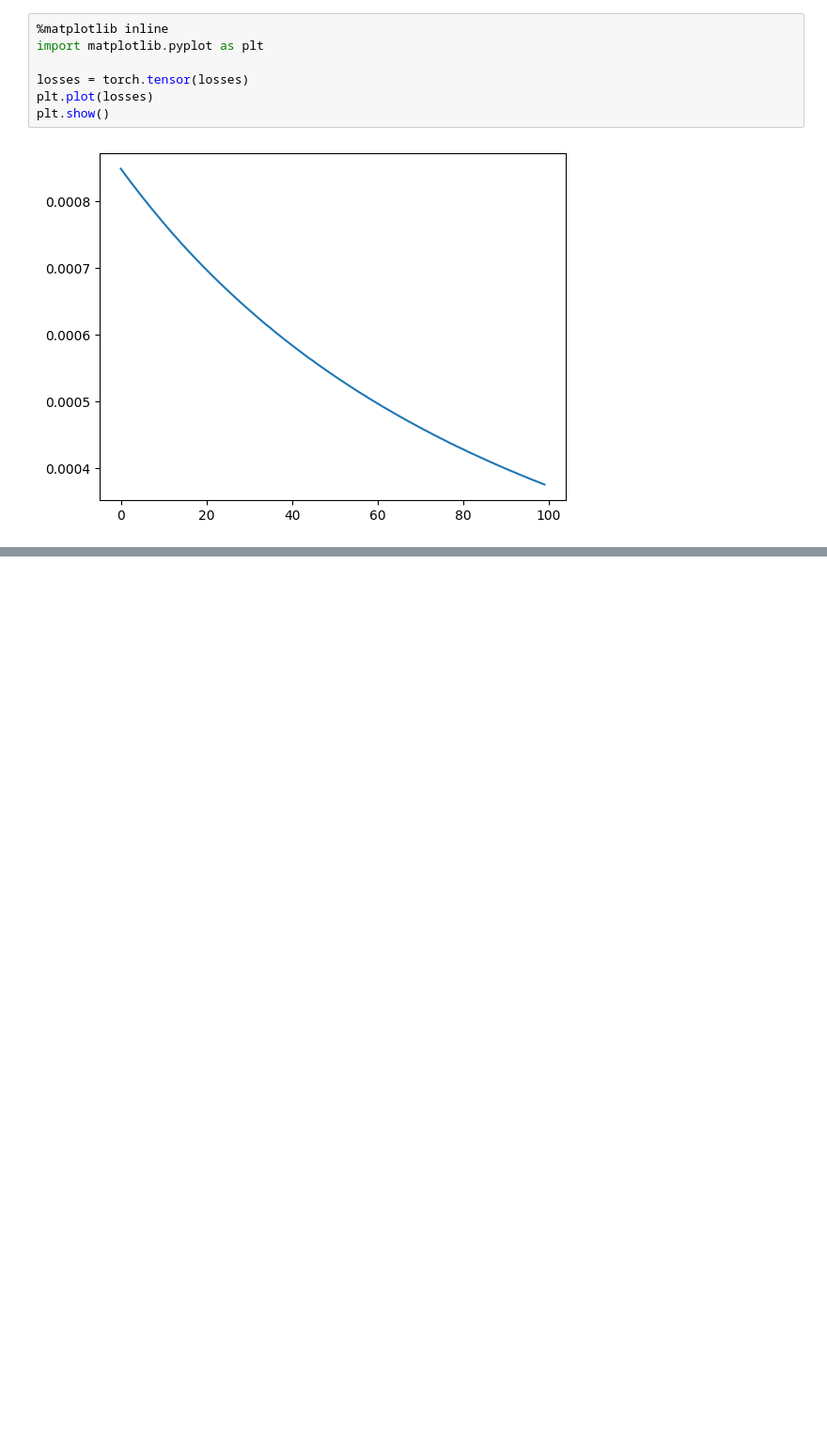
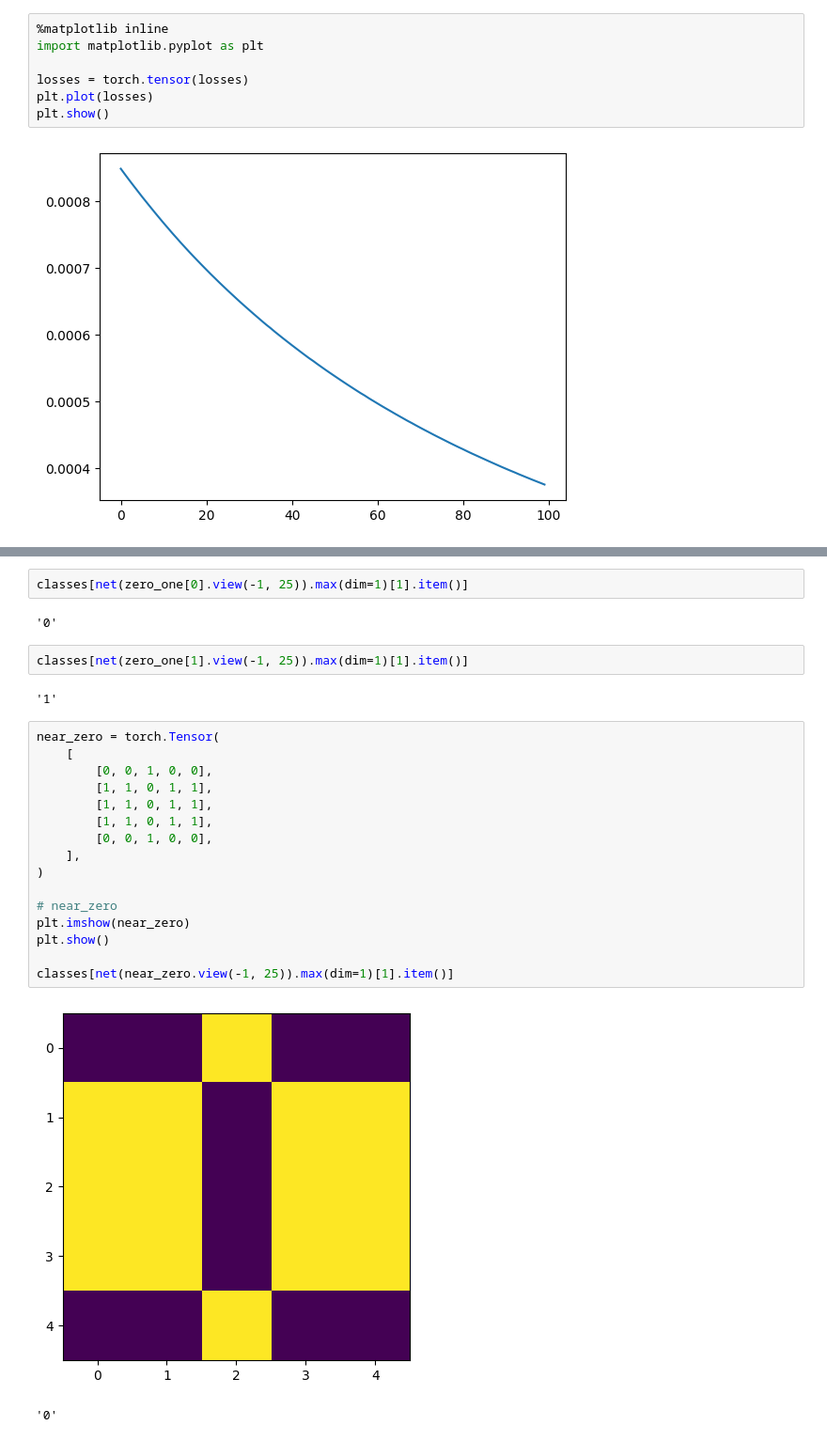
Before and after one commit to kagami-tsukimura/pytorch-deeplearning, a Jupyter notebook: 1_fnn/ex.ipynb, the cells around one changed output, grey strips where cells are left out. Shown: that part at 94% size. Cells and saved outputs as stored; diff of their text form; blank space fills up the shorter version.

```diff
--- a/1_fnn/ex.ipynb
+++ b/1_fnn/ex.ipynb
@@ -180 +188,28 @@ plt.show()
+# %%
+classes[net(zero_one[0].view(-1, 25)).max(dim=1)[1].item()]
+# %% [output]
+'0'
+# %%
+classes[net(zero_one[1].view(-1, 25)).max(dim=1)[1].item()]
+# %% [output]
+'1'
+# %%
+near_zero = torch.Tensor(
+    [
+        [0, 0, 1, 0, 0],
+        [1, 1, 0, 1, 1],
+        [1, 1, 0, 1, 1],
+        [1, 1, 0, 1, 1],
+        [0, 0, 1, 0, 0],
+    ],
+)
+
+# near_zero
+plt.imshow(near_zero)
+plt.show()
+
+classes[net(near_zero.view(-1, 25)).max(dim=1)[1].item()]
+# %% [output]
+[figure, added]
+'0'
 # %%
```
Also changed, not shown: parts of 2 cells of this notebook.
